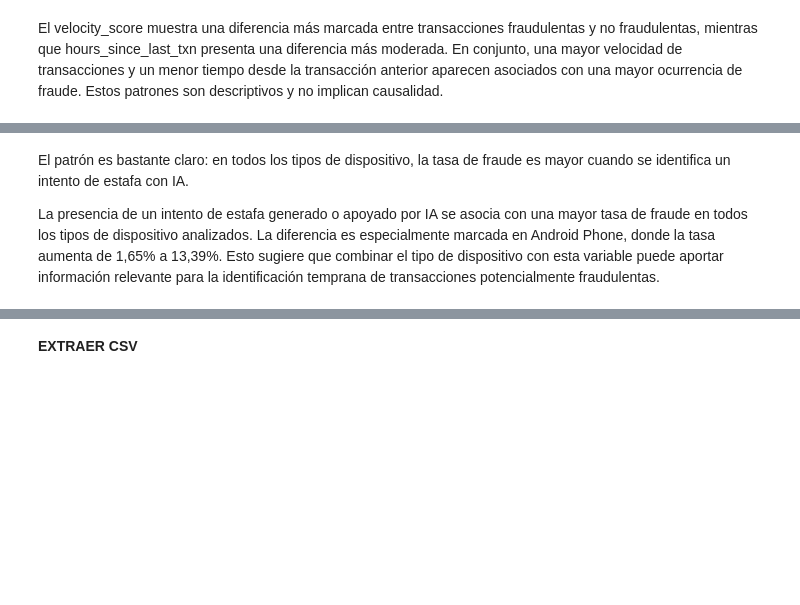
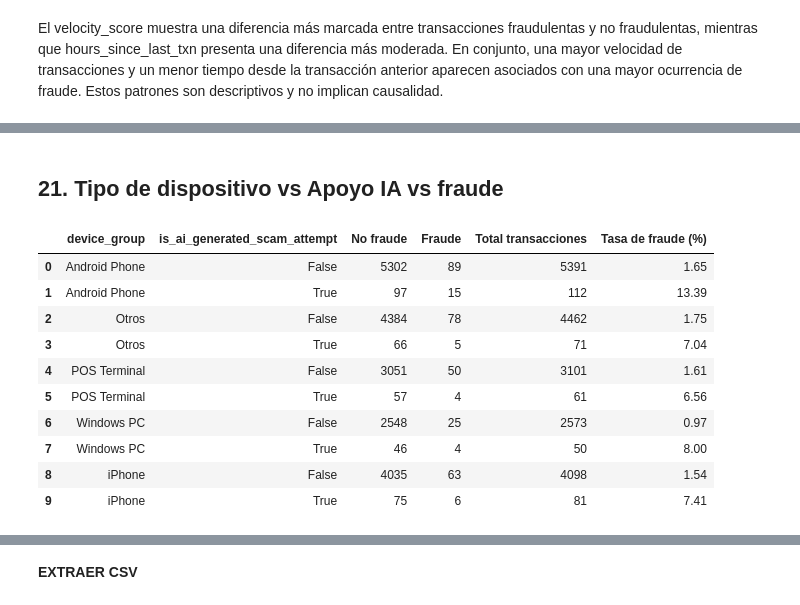
Before and after one commit to nashlypilar-collab/Intro_ciencia_tarea_grupo, a Jupyter notebook: FraudesTDC.ipynb, the cells around one changed output, grey strips where cells are left out. Saved outputs shown, nothing was run; the diff lists cells and outputs as text; code cells hidden in the pictures; blank space fills up the shorter version.

```diff
--- a/FraudesTDC.ipynb
+++ b/FraudesTDC.ipynb
@@ -2393,4 +2331,44 @@ plt.show()
-# %% [markdown]
-El patrón es bastante claro: en todos los tipos de dispositivo, la tasa de fraude es mayor cuando se identifica un intento de estafa con IA.
-
-La presencia de un intento de estafa generado o apoyado por IA se asocia con una mayor tasa de fraude en todos los tipos de dispositivo analizados. La diferencia es especialmente marcada en Android Phone, donde la tasa aumenta de 1,65% a 13,39%. Esto sugiere que combinar el tipo de dispositivo con esta variable puede aportar información relevante para la identificación temprana de transacciones potencialmente fraudulentas.
+# %% [markdown]
+## **21. Tipo de dispositivo vs Apoyo IA vs fraude**
+# %%
+# Tabla de cantidades reales de transacciones
+tabla_device_ia = pd.crosstab(
+    [df_fraude["device_group"],
+     df_fraude["is_ai_generated_scam_attempt"]],
+    df_fraude["is_fraud"]
+)
+
+# Asegurar que existan ambas columnas
+tabla_device_ia = tabla_device_ia.reindex(
+    columns=[False, True],
+    fill_value=0
+)
+
+# Renombrar columnas para facilitar la lectura
+tabla_device_ia.columns = ["No fraude", "Fraude"]
+
+# Volumen total de transacciones por combinación
+tabla_device_ia["Total transacciones"] = (
+    tabla_device_ia["No fraude"] + tabla_device_ia["Fraude"]
+)
+
+# Tasa de fraude dentro de cada combinación
+tabla_device_ia["Tasa de fraude (%)"] = (
+    tabla_device_ia["Fraude"]
+    / tabla_device_ia["Total transacciones"].replace(0, np.nan)
+    * 100
+).round(2)
+
+display(tabla_device_ia.reset_index())
+# %% [output]
+|  | device_group | is_ai_generated_scam_attempt | No fraude | Fraude | Total transacciones | Tasa de fraude (%) |
+| 0 | Android Phone | False | 5302 | 89 | 5391 | 1.65 |
+| 1 | Android Phone | True | 97 | 15 | 112 | 13.39 |
+| 2 | Otros | False | 4384 | 78 | 4462 | 1.75 |
+| 3 | Otros | True | 66 | 5 | 71 | 7.04 |
+| 4 | POS Terminal | False | 3051 | 50 | 3101 | 1.61 |
+| 5 | POS Terminal | True | 57 | 4 | 61 | 6.56 |
+| 6 | Windows PC | False | 2548 | 25 | 2573 | 0.97 |
+| 7 | Windows PC | True | 46 | 4 | 50 | 8.00 |
+| 8 | iPhone | False | 4035 | 63 | 4098 | 1.54 |
+| 9 | iPhone | True | 75 | 6 | 81 | 7.41 |
```
Also changed, not shown: parts of 6 cells of this notebook.
